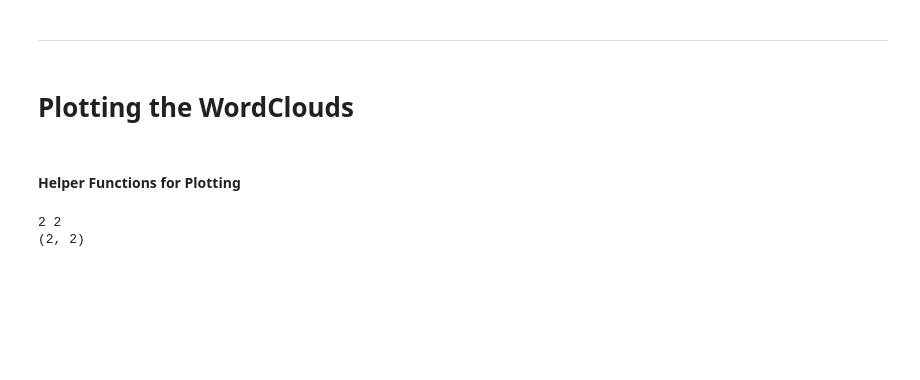
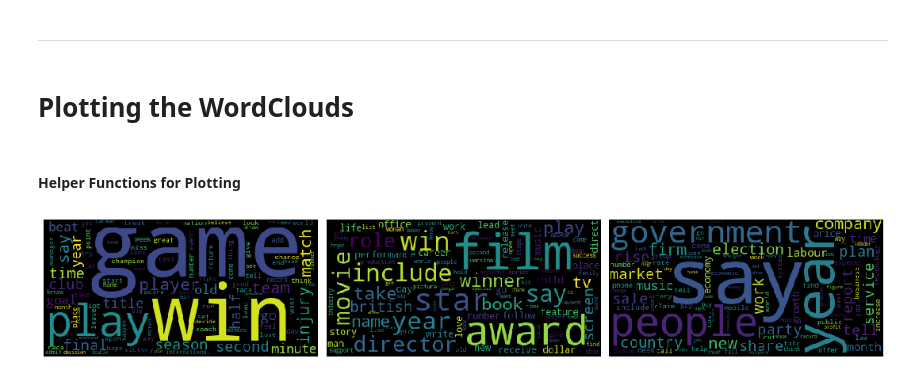
Before and after one commit to PabloRR100/NLP, a Jupyter notebook: Side_projects/Document_Clustering/Notebooks__Local/K-Means-Varying-k.ipynb, the cells around one changed output. Cells and saved outputs as stored; diff of their text form; code cells hidden in the pictures; blank space fills up the shorter version.

```diff
--- a/Side_projects/Document_Clustering/Notebooks__Local/K-Means-Varying-k.ipynb
+++ b/Side_projects/Document_Clustering/Notebooks__Local/K-Means-Varying-k.ipynb
@@ -190,11 +174,8 @@ centroids.head()
-# %%
-scores = pd.melt(centroids.rename_axis('cluster').reset_index(),
-                 id_vars=['cluster'], var_name='word', value_name='score')
 # %%
 from sklearn.decomposition import PCA
 # %%
 MIN_K = 2
-MAX_K = 4
+MAX_K = 10
 words_results = defaultdict(lambda: defaultdict())
 cluster_results = defaultdict(lambda: defaultdict())
 # %%
@@ -203,17 +183,19 @@ data = tfidf.representation
 data_low_dim = pca.fit_transform(tfidf.representation.values)
 # %%
+d = tfidf.representation
 for k in range(MIN_K,MAX_K):
 
     # Compute
     clusters = kmean_clustering(data_low_dim, njobs=-1, num_clusters=k)
     words = words_per_cluster(tfidf,clusters)
 
-    data['cluster'] = clusters.labels_
-    centroids = data.groupby('cluster').mean().reset_index()
+    d['cluster'] = clusters.labels_
+    centroids = d.groupby('cluster').mean().reset_index()
 
     scores = pd.melt(
         centroids, id_vars=['cluster'], var_name='word', value_name='score')
 
     # Store
     words_results[k] = scores
+    words_results[k]['num_clusters'] = k   ## TODO: substitute this later for nunique()
     cluster_results[k] = clusters
@@ -243,0 +202,4 @@ list(zip(words_results[3].word, words_results[3].score))
+# %%
+d = pd.DataFrame()
+for k,df in words_results.items():
+    d = pd.concat([d, df])
@@ -310,7 +286,6 @@ def plot_centroids_as_wordclouds(
     plt.show()
     return
 # %%
-plot_centroids_as_wordclouds(words_results[3], n_cols=2)
+plot_centroids_as_wordclouds(words_results[3], n_cols=3)
 # %% [output]
-2 2
-(2, 2)
+[figure, added]
```
Also changed, not shown: parts of 9 cells of this notebook, 1 other file.
